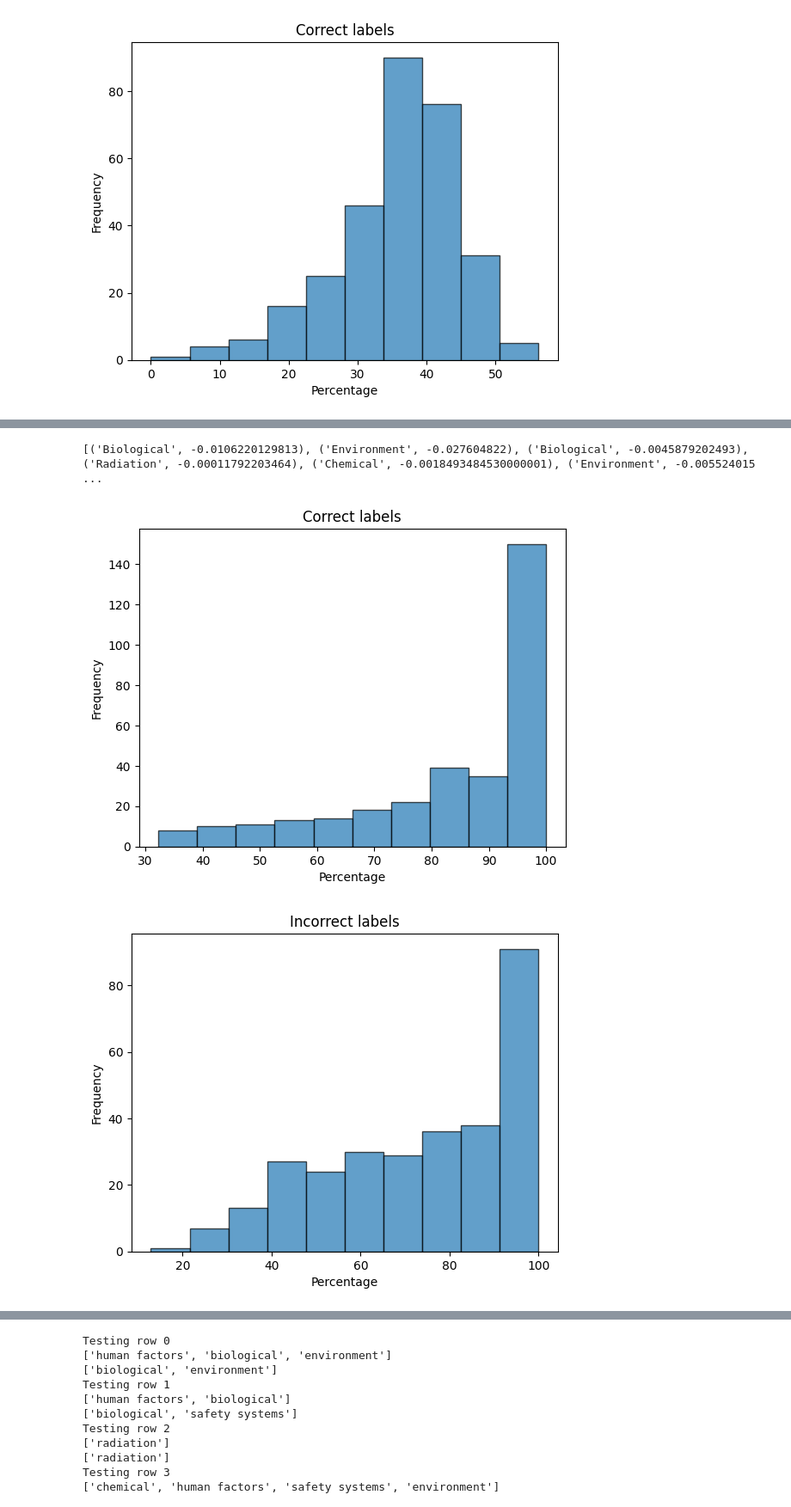
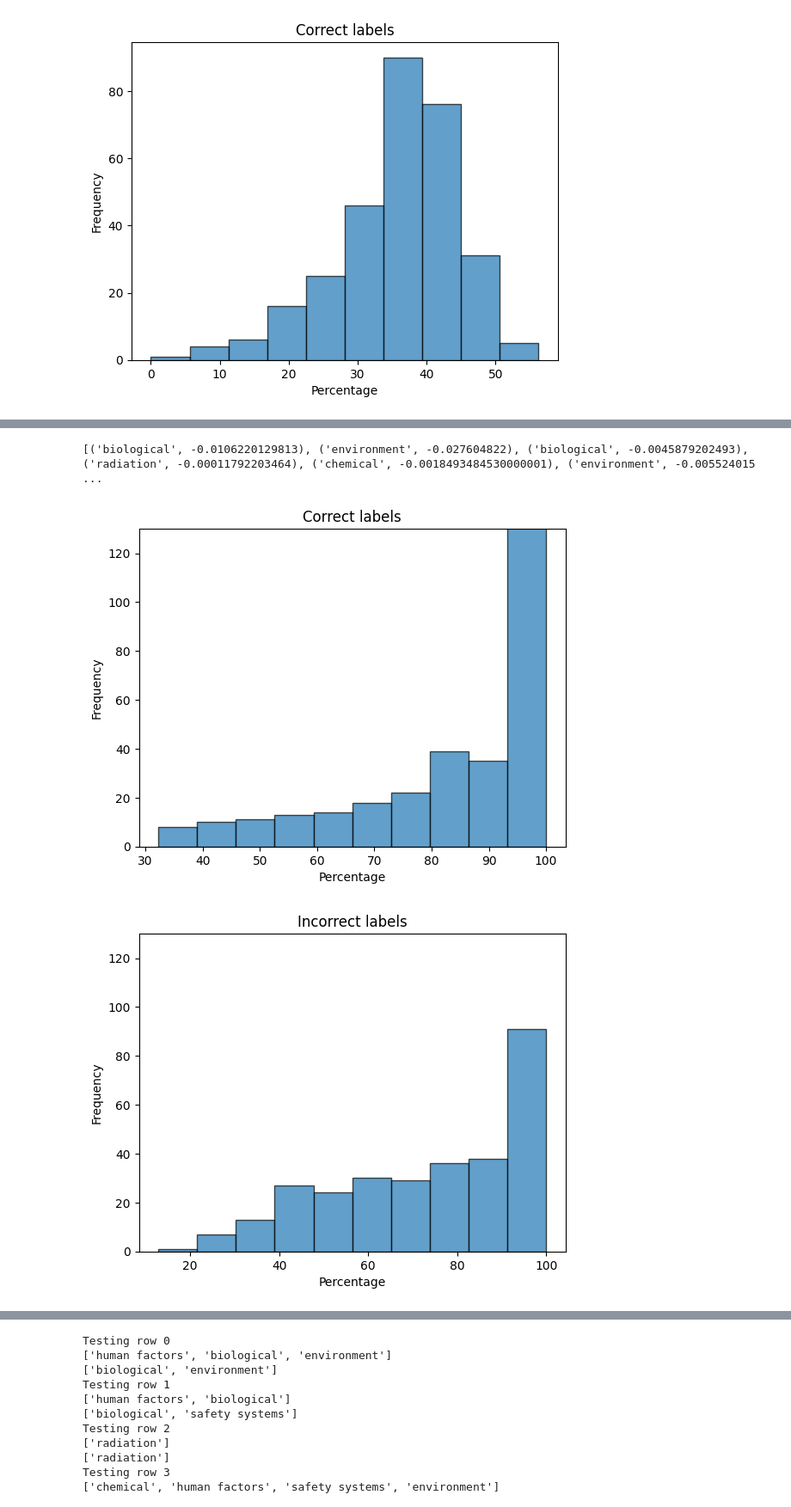
Before and after one commit to panu-hietanen/Empirisys, a Jupyter notebook: lp_analysis.ipynb, the cells around one changed output, grey strips where cells are left out. Shown at 86% size. Drawn from its saved outputs; the diff is of its cells as text; code cells hidden in the pictures.

```diff
--- a/lp_analysis.ipynb
+++ b/lp_analysis.ipynb
@@ -125,6 +125,18 @@ haz_dict = {
         "Spontaneous Combustion": "Pyrophoric Scale\n"
     }
 }
+# %%
+lsr_dict = {
+    "Bypassing Safety Control": "Obtain authorisation before overriding or disabling safety controls. I understand and use safety critical equipment and procedures which apply to my task. I obtain authorisation before disabling or overriding safety equipment, deviating from procedures, crossing a barrier. Safety-critical controls include the following. Equipment (such as fire and explosion protection and mitigation systems, guards, interlocks, alarms and safety-critical monitoring equipment) whose purpose is to prevent a fatality or other major accident, limit the consequences of a major accident, or whose failure could cause or contribute substantially to a fatality or other major accident. Procedures that if not performed correctly or at the right time could result in a fatality or other major accident.",
+    "Confined Space": "Obtain authorisation before entering a confined space. I confirm energy sources are isolated. I confirm the atmosphere has been tested and is monitored. I check and use my breathing apparatus when required. I confirm there is an attendant standing by confirming there is a rescue plan is in place, and obtaining  authorisation to enter. A confined space, such as a vessel, tank, pipe, cellar or excavation, can contain explosive gas, toxic or asphyxiating atmosphere or other dangers such as energy releases, lack of oxygen, exposure to hazardous chemicals, things that can fall on you or crush you, or that you can fall from. Authorised access keeps you safe. Organisations should determine if any work involving excavations or trenches creates confined space conditions and ensure necessary work authorisation and controls.",
+    "Driving Safety": "Follow safe driving rules. This means the following. Always wear a seatbelt. Do not exceed the speed limit, and reduce speed appropriately for road conditions. Do not use phones or operate devices while driving. Be fit, rested and fully alert while driving. Follow journey management requirements. The driver and passengers should take responsibility for each other’s safety, including ensuring all occupants are wearing a seatbelt. Fitness for duty means assuring that an individual can complete a task safely and without unacceptable risk to themselves or other. This includes not being under the influence of drugs and alcohol.",
+    "Energy Isolation": "Verify isolation and zero energy before work begins. I have identified all energy sources. I confirm that hazardous energy sources have been isolated, locked, and tagged. I have checked there is zero energy and tested for residual or stored energy. Energy isolation separates people from hazards such as electricity, pressure and energised equipment. Energy isolation also provides protection from potential energy sources e.g. positioning valves to prevent tanks filling with materials due to gravity. Any stored energy (e.g., hydraulic or pneumatic power) should also be dissipated before the work starts.",
+    "Hot Work": "Control flammables and ignition sources. I identify and control ignition sources. Before starting any hot work I confirm flammable material has been removed or isolated, I obtain authorisation. Before starting hot work in a hazardous area I confirm that a gas test has been completed, and gas will be monitored continually. Hot work includes any work that creates an ignition source performed in an area which potentially contains hydrocarbons or flammable materials. Ignition sources are open flames or sources of heat that could ignite materials in the work area such as welding, grinding, smoking, torching, (un)loading of hazardous materials, internal combustion engines, chemical reactions, batteries, etc. Hazardous areas are defined in the UK Dangerous Substances and Explosive Atmospheres Regulations 2002 (DSEAR) as any place in which an explosive atmosphere may occur in quantities such as to require special precautions to protect the safety of workers.",
+    "Line of Fire": "Keep yourself and others out of the line of fire. I position myself to avoid moving objects, vehicles, pressure releases, dropped objects. I establish and obey barriers and exclusion zones. I take action to secure loose objects and report potential dropped objects. Other rules focus on specific activities, whereas this Rule is intended to raise personal awareness of struck-by and caught in-between hazards. Line of fire hazards are not always obvious or constant and can be introduced as the task progresses (e.g. underground and overhead powerlines, pipelines, objects under pressure, stored energy, lines under tension, poorly supported excavations, shifting cargo, moving equipment). At all times individuals need to continually monitor their surroundings and position themselves to avoid being in the line of fire. This includes ensuring they are visible to vehicle drivers and equipment operators. Individuals recognise when they create a line of fire hazard and put others or themselves in the line of fire",
+    "Safe Mechanical Lifting": "Plan lifting operations and control the area. I confirm that the equipment and load have been inspected and are fit for purpose. I only operate equipment that I am qualified to use. I establish and obey barriers and exclusion zones. I never walk under a suspended load. Lifting operations need to be planned and performed by competent personnel using certified equipment. To protect people around suspended loads and any mechanical lifting operation, access should be controlled through physical barriers and exclusion zones. When mechanically lifting people (e.g. manriding, man baskets, personnel transfer, mobile elevated work platform), organisations should provide equipment which is designed and certified specifically for lifting people.",
+    "Work Authorisation": "Work with a valid permit when required. I have confirmed if a permit is required. I am authorised to perform the work. I understand the permit. I have confirmed that hazards are controlled and it is safe to start. I stop and reassess if conditions change. Work authorisation is more than just a person in charge signing a Permit to Work form: it is seeking and having authorisation to start, resume, or hand-over a task. The person in charge of the work confirms that it is safe to start, that controls are in place and effective, and the task can be performed as planned.",
+    "Working at Height": "Protect yourself against a fall when working at height. I inspect my fall protection equipment before use. I secure tools and work materials to prevent dropped objects. I tie off 100% to approved anchor points while outside a protected area. Working at height outside a protected area (such as an elevated work area not enclosed by hand rails) requires the use of approved fall protection equipment secured to an approved anchor point. Other considerations for working at height include ladders, work over water, rope access, floor openings, access hatches, and inspection pits. Floor openings should be protected with physical barriers to prevent falls. Preventing objects from falling from height and using physical barriers below working area keeps you and people working below you safe. IOGP recommends that companies define working at height as work at or above 1.8m/6ft, unless local legislation requires a lower height. Scaffolds should be properly constructed, inspected and certified."
+}
 # %%
 df = pd.read_csv('Data\logprobs_GD_002_boosted_2024-07-24.csv')
 
@@ -194,7 +217,7 @@ print(low_values)
 # %% [output]
 [0.0]
 # %%
-def lp_hist(res, title = 'Histogram of Average Logprob Outputs'):
+def lp_hist(res, title = 'Histogram of Average Logprob Outputs', yscale = None):
     plt.hist(res, bins=10, edgecolor='black', alpha=0.7)
 
     # Add titles and labels
@@ -202,6 +225,8 @@ def lp_hist(res, title = 'Histogram of Average Logprob Outputs'):
     plt.xlabel('Percentage')
     plt.ylabel('Frequency')
 
+    plt.ylim([0,yscale])
+
     # Show the plot
     plt.show()
 
@@ -282,8 +307,9 @@ for d in lp:
     av /= len(d)
     output_dicts.append(new_dict)
     res.append(av)
+    flag = False
 
 print(res)
-pp(output_dicts[9])
+pp(output_dicts[7])
 # %% [output]
 [27.809358862120373, 41.43797362309225, 18.18074622555955, 37.58228699580174, 36.347338545656335, 18.179396529947294, 40.88759106677984, 27.594877994152437, 44.65280460610869, 40.08405427142086, 41.80 ...
@@ -307,6 +329,11 @@ def clean_token(token):
     return token
 
 combined_tokens = []
+
+entity_dicts = {
+    'hazard': haz_dict,
+    'lsr': lsr_dict
+}
 
 for i in output_dicts:
     current_word = ''
@@ -320,8 +347,8 @@ for i in output_dicts:
                 lp_sum += value
                 if 'Fire' in current_word:
                     current_word = current_word.replace('Fire','')
-                if current_word in haz_dict.keys():
-                    current_dict[current_word] = lp_sum
+                if current_word in entity_dicts[entity].keys():
+                    current_dict[current_word.lower()] = lp_sum
                     current_word = ''
                     lp_sum = 0.0
 
@@ -374,10 +401,11 @@ for idx, row in df.iterrows():
 # %%
 print(corr_labels)
 # %% [output]
-[('Biological', -0.0106220129813), ('Environment', -0.027604822), ('Biological', -0.0045879202493), ('Radiation', -0.00011792203464), ('Chemical', -0.0018493484530000001), ('Environment', -0.005524015 ...
+[('biological', -0.0106220129813), ('environment', -0.027604822), ('biological', -0.0045879202493), ('radiation', -0.00011792203464), ('chemical', -0.0018493484530000001), ('environment', -0.005524015 ...
 # %%
-lp_hist([lp2p(x[1]) for x in corr_labels], 'Correct labels')
-lp_hist([lp2p(x[1]) for x in inc_labels], 'Incorrect labels')
+scale = 130
+lp_hist([lp2p(x[1]) for x in corr_labels], 'Correct labels', scale)
+lp_hist([lp2p(x[1]) for x in inc_labels], 'Incorrect labels', scale)
 # %% [output]
-[figure, old version]
+[figure, new version]
-[figure, old version]
+[figure, new version]
```
Also changed, not shown: parts of 12 cells of this notebook.
